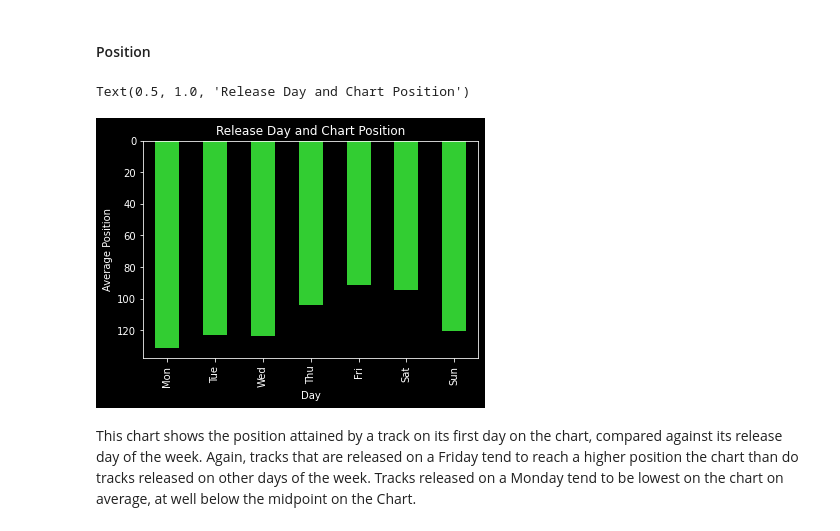
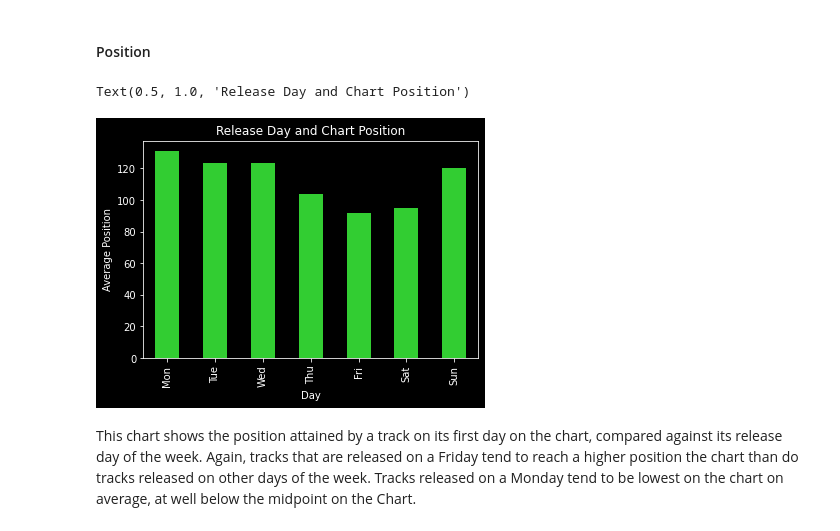
Before and after one commit to PeterGarcia95/spotify_collabs, a Jupyter notebook: Final EDA_MH.ipynb, the cells around one changed output. Drawn from its saved outputs; the diff is of its cells as text; code cells hidden in the pictures.

```diff
--- a/Final EDA_MH.ipynb
+++ b/Final EDA_MH.ipynb
@@ -953,22 +953,22 @@ This chart shows the frequency of release days of the week. By and large, most t
 # %%
 position_week = (
     collab_data.drop_duplicates('Track URI2')
     .groupby(['Album_release_dayweek'])['Position']
     .mean()
     .reset_index()
     .sort_values(by='Album_release_dayweek', ascending = True)
     .plot.bar(x= 'Album_release_dayweek', y = "Position", color = main_color)
 )
 
 position_week.get_legend().remove()
-position_week.invert_yaxis()
+# position_week.invert_yaxis()
 position_week.set_xlabel("Day")
 position_week.set_ylabel("Average Position")
 position_week.set_facecolor(bg_color)
 position_week.set_title("Release Day and Chart Position")
 # %% [output]
 Text(0.5, 1.0, 'Release Day and Chart Position')
-[figure, old version]
+[figure, new version]
 # %% [markdown]
 This chart shows the position attained by a track on its first day on the chart, compared against its release day of the week. Again, tracks that are released on a Friday tend to reach a higher position the chart than do tracks released on other days of the week. Tracks released on a Monday tend to be lowest on the chart on average, at well below the midpoint on the Chart.
 # %% [markdown]
```
Also changed, not shown: parts of 2 cells of this notebook, 1 other file.
